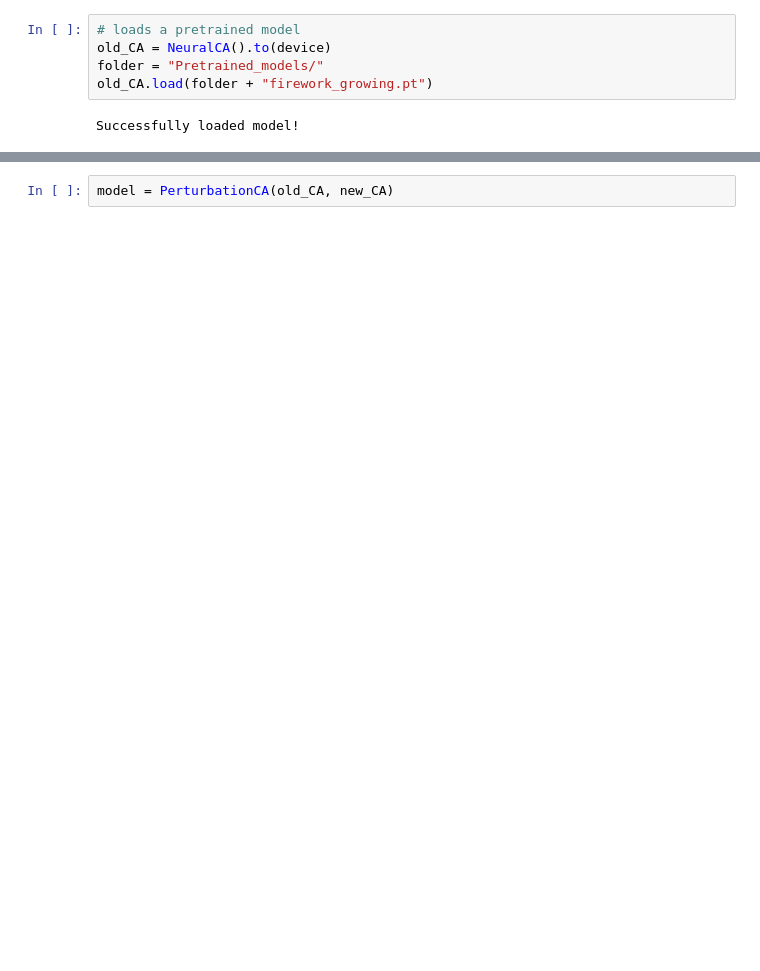
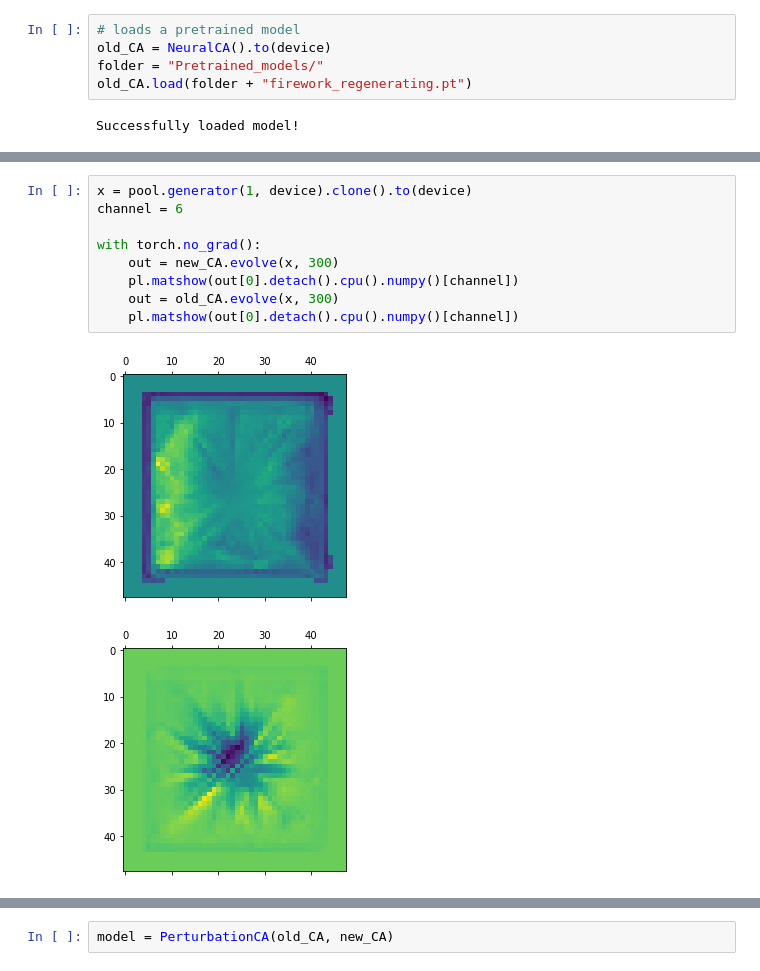
Before and after one commit to LetteraUnica/neural_cellular_automata, a Jupyter notebook: pytorch_ca/perturbation_CA.ipynb, the cells around one changed output, grey strips where cells are left out. Saved outputs shown, nothing was run; the diff lists cells and outputs as text; blank space fills up the shorter version.

```diff
--- a/pytorch_ca/perturbation_CA.ipynb
+++ b/pytorch_ca/perturbation_CA.ipynb
@@ -48,7 +48,7 @@ target = target.to(device)
 # loads a pretrained model
 old_CA = NeuralCA().to(device)
 folder = "Pretrained_models/"
-old_CA.load(folder + "firework_growing.pt")
+old_CA.load(folder + "firework_regenerating.pt")
 # %% [output]
 Successfully loaded model!
 # %%
@@ -57,5 +57,17 @@ new_CA.load(folder + "model_distance.pt")
 # %% [output]
 Successfully loaded model!
+# %%
+x = pool.generator(1, device).clone().to(device)
+channel = 6
+
+with torch.no_grad():
+    out = new_CA.evolve(x, 300)
+    pl.matshow(out[0].detach().cpu().numpy()[channel])
+    out = old_CA.evolve(x, 300)
+    pl.matshow(out[0].detach().cpu().numpy()[channel])
+# %% [output]
+[figure, added]
+[figure, added]
 # %%
 # Train the model
 for param in old_CA.parameters():
```
Also changed, not shown: parts of 7 cells of this notebook, 6 other files.
